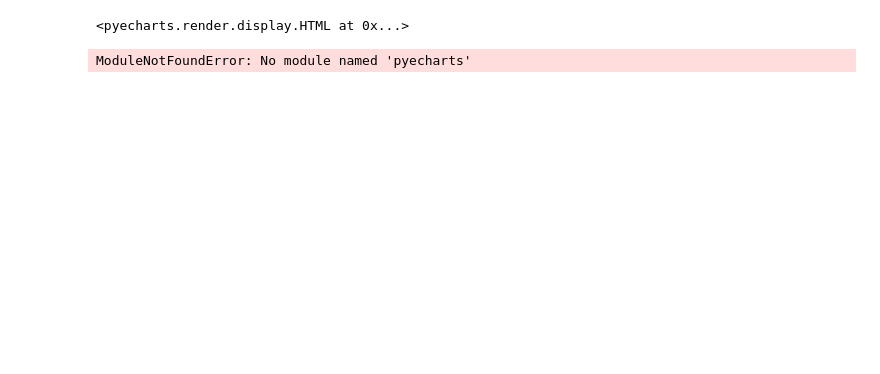
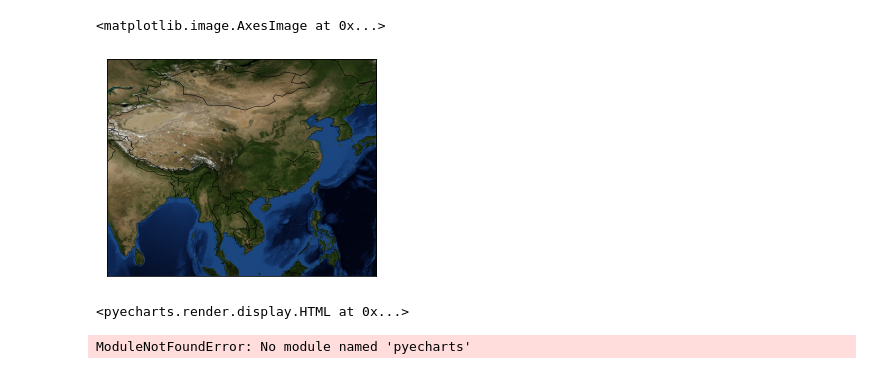
Before and after one commit to WenjieXu2000/ScienceGallery, a Jupyter notebook: demo.ipynb, the cells around one changed output. Saved outputs shown, nothing was run; the diff lists cells and outputs as text; code cells hidden in the pictures; blank space fills up the shorter version.

```diff
--- a/demo.ipynb
+++ b/demo.ipynb
@@ -5,3 +6,15 @@ import matplotlib.pyplot as plt
+# %%
+# 初始化地图
+# 中国经度范围为:73°33′E-135°05′E,纬度范围为:3°51′N-53°33′N
+m = Basemap(llcrnrlon=73.33, llcrnrlat=3.51, urcrnrlon=135.05, urcrnrlat=53.33)
+m.drawcoastlines(linewidth=0.3)  # 绘制海岸线
+m.drawstates()  # 绘制州界
+m.drawcountries()  # 绘制国界
+m.bluemarble() # 绘制美国宇航局蓝色大理石图像背景
+# m.shadedrelief()  # 绘制带阴影的浮雕图像
+# %% [output]
+<matplotlib.image.AxesImage at 0x...>
+[figure, added]
 # %%
 data=[
     {
```
Also changed, not shown: parts of 1 cell of this notebook, 1 other file.
